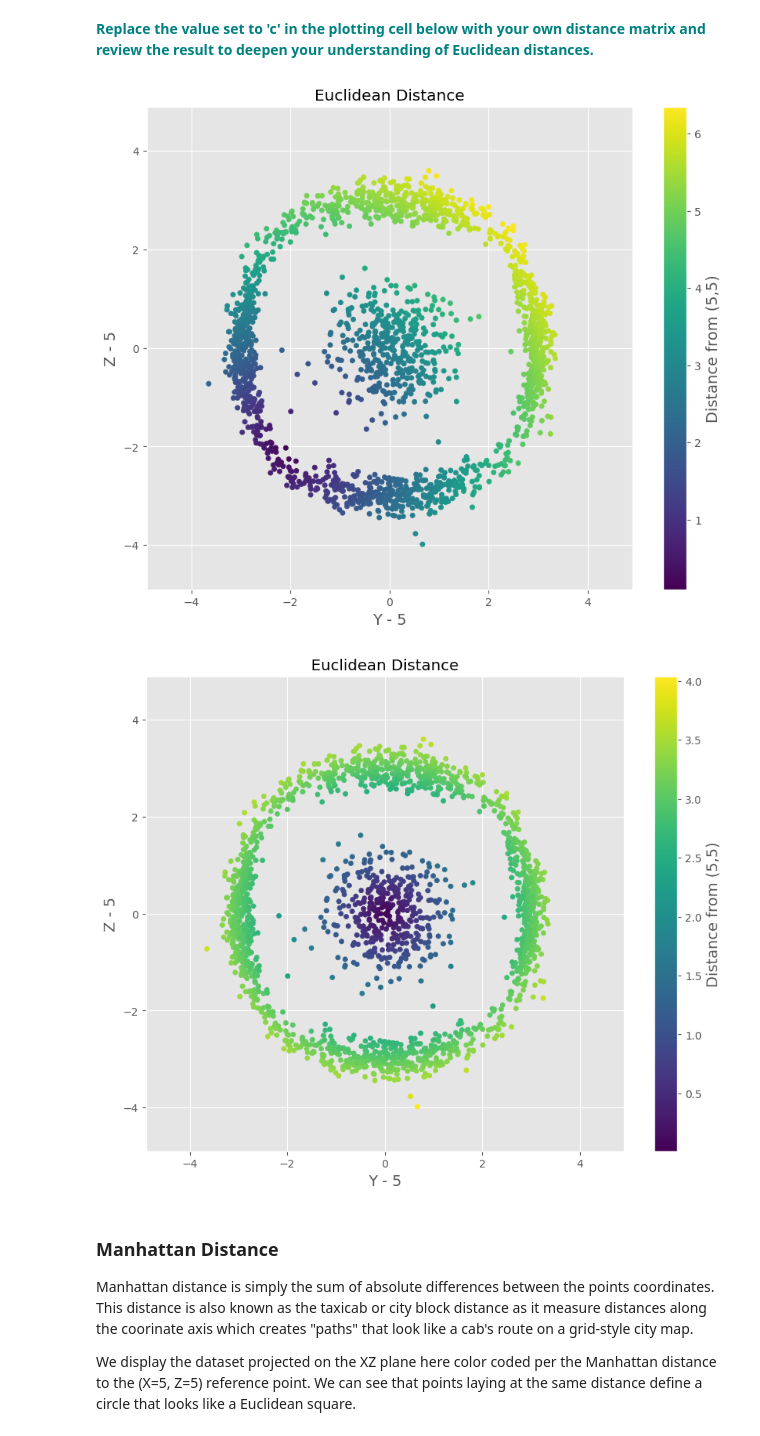
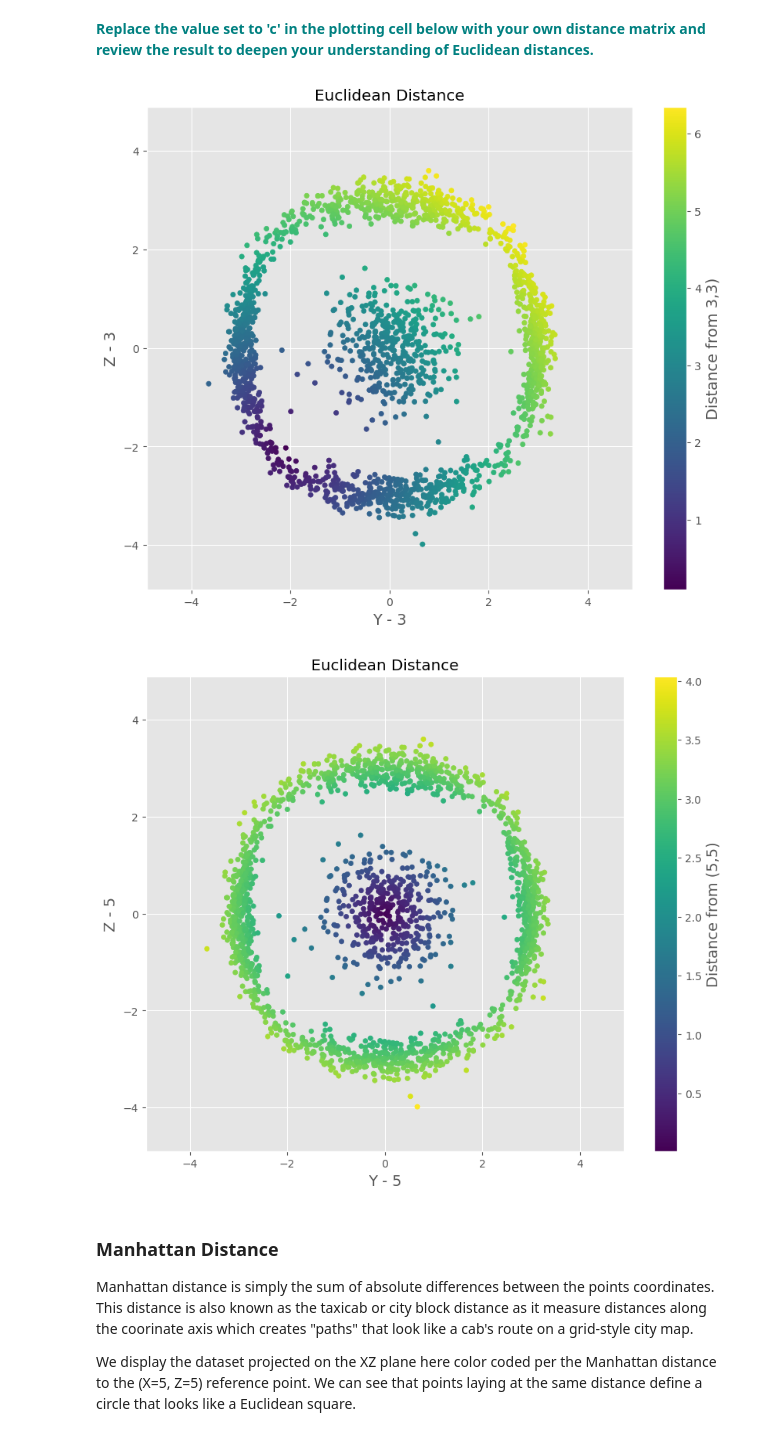
Before and after one commit to annapfenner/Springboard, a Jupyter notebook: 1605005916_Euclidean_and_Manhattan_Distances_Case_Study_11102020/Euclidean_and_Manhattan_Distances_Case_Study.ipynb, the cells around one changed output. Cells and saved outputs as stored; diff of their text form; code cells hidden in the pictures.

Commit message:
Updating project as included another figure for Manhattan part

```diff
--- a/1605005916_Euclidean_and_Manhattan_Distances_Case_Study_11102020/Euclidean_and_Manhattan_Distances_Case_Study.ipynb
+++ b/1605005916_Euclidean_and_Manhattan_Distances_Case_Study_11102020/Euclidean_and_Manhattan_Distances_Case_Study.ipynb
@@ -39,10 +39,27 @@ distEuclid = np.sqrt((df.Z - 5)**2 + (df.Y - 5)**2)
 distEuclid33=np.sqrt((df.Z - 3)**2 + (df.Y - 3)**2)
 # %% [markdown]
 **<font color='teal'>Replace the value set to 'c' in the plotting cell below with your own distance matrix and review the result to deepen your understanding of Euclidean distances. </font>**
+# %%
+figEuclid = plt.figure(figsize=[10,8])
+
+plt.scatter(df.Y - 5, df.Z-5, c=distEuclid33, s=20)
+plt.ylim([-4.9,4.9])
+plt.xlim([-4.9,4.9])
+plt.xlabel('Y - 3', size=14)
+plt.ylabel('Z - 3', size=14)
+plt.title('Euclidean Distance')
+cb = plt.colorbar()
+cb.set_label('Distance from 3,3)', size=14)
+
+#figEuclid.savefig('plots/Euclidean.png')
+# %% [output]
+[figure, added]
 # %%
+#first Euclidian distan
+
 figEuclid = plt.figure(figsize=[10,8])
 
-plt.scatter(df.Y - 5, df.Z-5, c=distEuclid33, s=20)
+plt.scatter(df.Y - 5, df.Z-5, c=distEuclid, s=20)
 plt.ylim([-4.9,4.9])
 plt.xlim([-4.9,4.9])
 plt.xlabel('Y - 5', size=14)
@@ -53,22 +70,7 @@ cb.set_label('Distance from (5,5)', size=14)
 
 #figEuclid.savefig('plots/Euclidean.png')
 # %% [output]
-[figure, old version]
+[figure, new version]
-# %%
-figEuclid = plt.figure(figsize=[10,8])
-
-plt.scatter(df.Y - 5, df.Z-5, c=distEuclid, s=20)
-plt.ylim([-4.9,4.9])
-plt.xlim([-4.9,4.9])
-plt.xlabel('Y - 5', size=14)
-plt.ylabel('Z - 5', size=14)
-plt.title('Euclidean Distance')
-cb = plt.colorbar()
-cb.set_label('Distance from (5,5)', size=14)
-
-#figEuclid.savefig('plots/Euclidean.png')
-# %% [output]
-[figure, removed]
 # %% [markdown]
 ### Manhattan Distance
 
```
Also changed, not shown: parts of 2 cells of this notebook.
